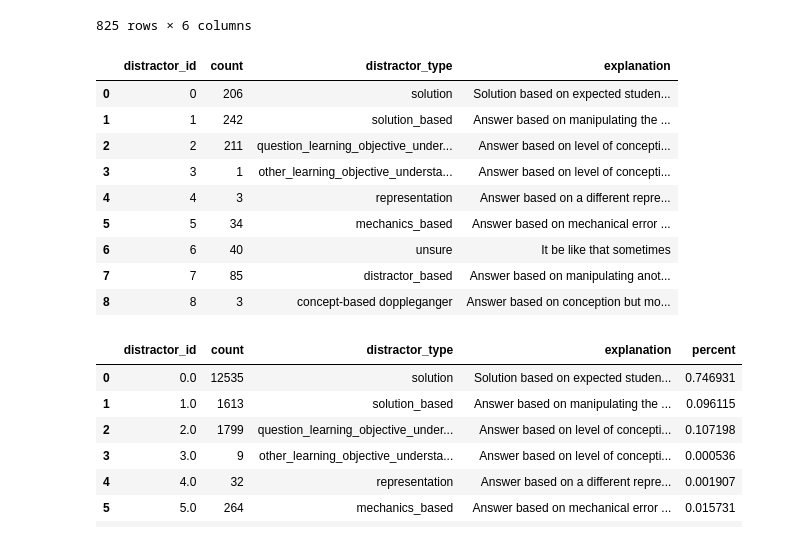
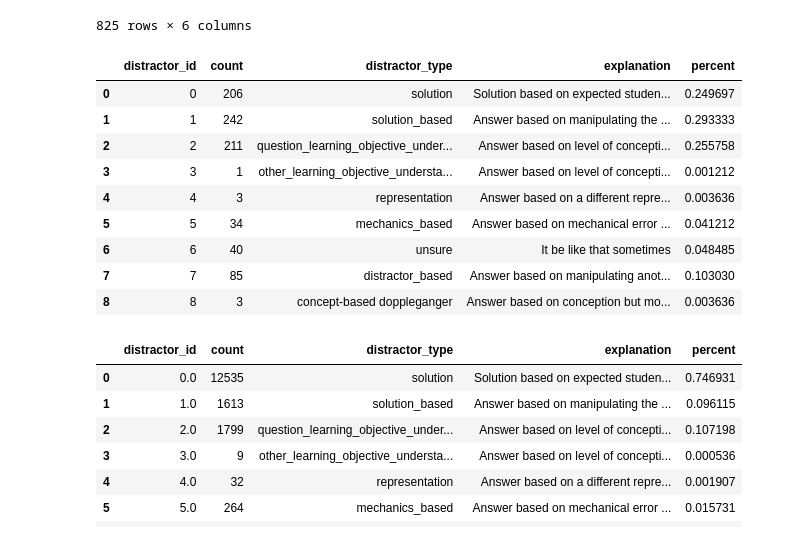
Before and after one commit to russell-jeter/CollegeAlgebraLSLTAnalysis, a Jupyter notebook: data_analysis_workbook.ipynb, the cells around one changed output. Saved outputs shown, nothing was run; the diff lists cells and outputs as text; code cells hidden in the pictures.

Commit message:
Added first pass at effective distractors code. TODO Add comments

```diff
--- a/data_analysis_workbook.ipynb
+++ b/data_analysis_workbook.ipynb
@@ -98,25 +100,27 @@ completed_answer_choices
 # %%
 exam_question_distractor_count_frame = completed_answer_choices.groupby(by = 'distractor_type').count()["question_id"].reset_index().rename(columns = {"question_id": "count", "distractor_type": "distractor_id"})
 
 exam_question_distractor_count_frame = pd.merge(
     left=exam_question_distractor_count_frame,
     right=dict_of_dfs['distractor_type'],
     how='left',
     left_on=['distractor_id'],
     right_on=['distractor_id'],
 )
+exam_question_distractor_count_frame["percent"] = exam_question_distractor_count_frame["count"] / exam_question_distractor_count_frame["count"].sum()
+
 display(exam_question_distractor_count_frame)
 # %% [output]
-|  | distractor_id | count | distractor_type | explanation |
-| 0 | 0 | 206 | solution | Solution based on expected studen... |
-| 1 | 1 | 242 | solution_based | Answer based on manipulating the ... |
-| 2 | 2 | 211 | question_learning_objective_under... | Answer based on level of concepti... |
-| 3 | 3 | 1 | other_learning_objective_understa... | Answer based on level of concepti... |
-| 4 | 4 | 3 | representation | Answer based on a different repre... |
-| 5 | 5 | 34 | mechanics_based | Answer based on mechanical error ... |
-| 6 | 6 | 40 | unsure | It be like that sometimes |
-| 7 | 7 | 85 | distractor_based | Answer based on manipulating anot... |
-| 8 | 8 | 3 | concept-based doppleganger | Answer based on conception but mo... |
+|  | distractor_id | count | distractor_type | explanation | percent |
+| 0 | 0 | 206 | solution | Solution based on expected studen... | 0.249697 |
+| 1 | 1 | 242 | solution_based | Answer based on manipulating the ... | 0.293333 |
+| 2 | 2 | 211 | question_learning_objective_under... | Answer based on level of concepti... | 0.255758 |
+| 3 | 3 | 1 | other_learning_objective_understa... | Answer based on level of concepti... | 0.001212 |
+| 4 | 4 | 3 | representation | Answer based on a different repre... | 0.003636 |
+| 5 | 5 | 34 | mechanics_based | Answer based on mechanical error ... | 0.041212 |
+| 6 | 6 | 40 | unsure | It be like that sometimes | 0.048485 |
+| 7 | 7 | 85 | distractor_based | Answer based on manipulating anot... | 0.103030 |
+| 8 | 8 | 3 | concept-based doppleganger | Answer based on conception but mo... | 0.003636 |
 # %%
 student_responses_distractor_selection_counts = student_responses_with_details.groupby(by = 'distractor_type').count()["question_id"].reset_index().rename(columns = {"question_id": "count", "distractor_type": "distractor_id"})
 student_responses_distractor_selection_counts = pd.merge(
```
Also changed, not shown: parts of 5 cells of this notebook.
